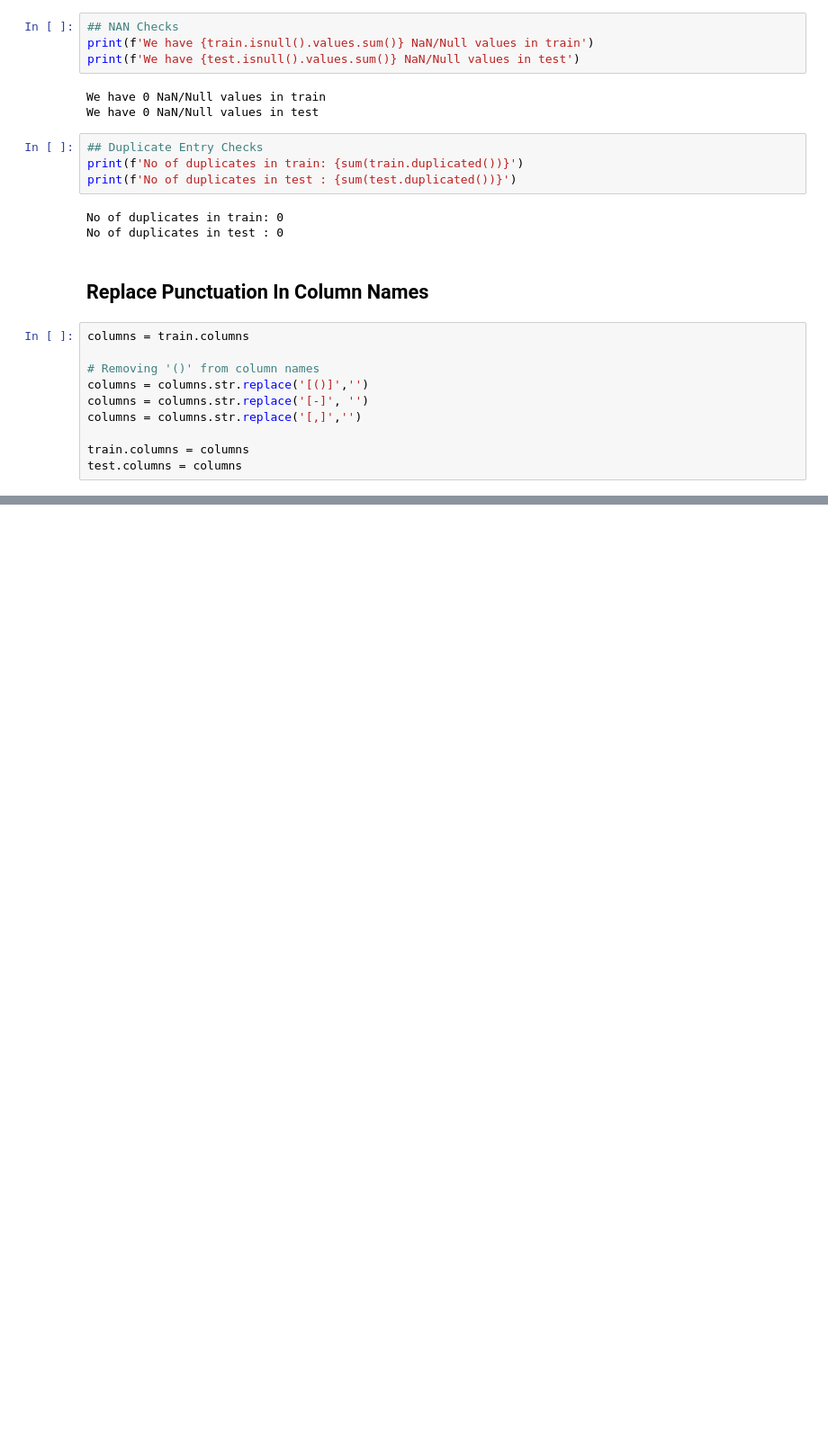
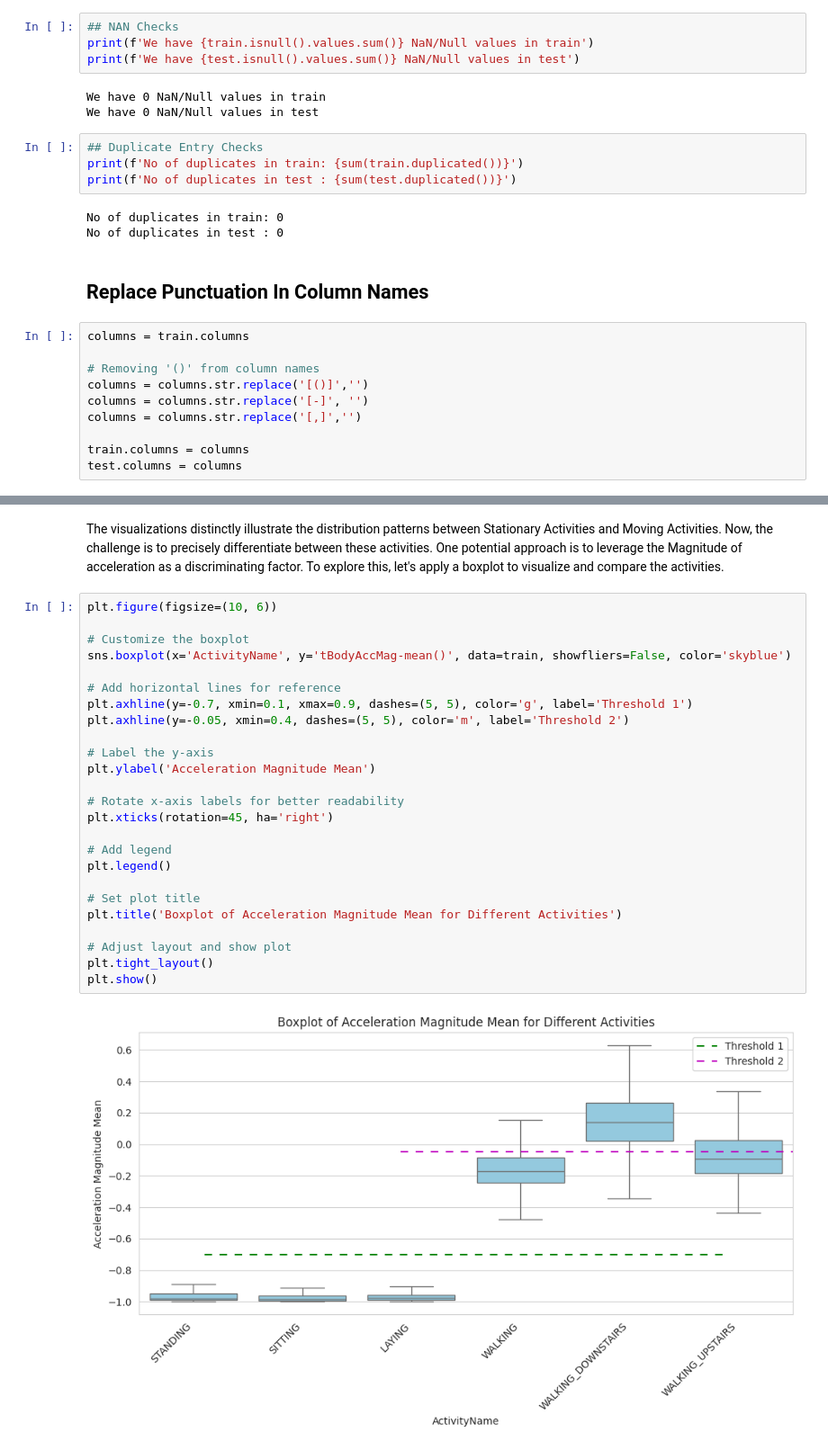
Before and after one commit to AbidAzad/Human-Activity-Recognition, a Jupyter notebook: EDA.ipynb, the cells around one changed output, grey strips where cells are left out. Shown: that part at 90% size. Drawn from its saved outputs; the diff is of its cells as text; blank space fills up the shorter version.

```diff
--- a/EDA.ipynb
+++ b/EDA.ipynb
@@ -140,0 +288,29 @@ test.columns = columns
+# %% [markdown]
+The visualizations distinctly illustrate the distribution patterns between Stationary Activities and Moving Activities. Now, the challenge is to precisely differentiate between these activities. One potential approach is to leverage the Magnitude of acceleration as a discriminating factor. To explore this, let's apply a boxplot to visualize and compare the activities.
+# %%
+plt.figure(figsize=(10, 6))
+
+# Customize the boxplot
+sns.boxplot(x='ActivityName', y='tBodyAccMag-mean()', data=train, showfliers=False, color='skyblue')
+
+# Add horizontal lines for reference
+plt.axhline(y=-0.7, xmin=0.1, xmax=0.9, dashes=(5, 5), color='g', label='Threshold 1')
+plt.axhline(y=-0.05, xmin=0.4, dashes=(5, 5), color='m', label='Threshold 2')
+
+# Label the y-axis
+plt.ylabel('Acceleration Magnitude Mean')
+
+# Rotate x-axis labels for better readability
+plt.xticks(rotation=45, ha='right')
+
+# Add legend
+plt.legend()
+
+# Set plot title
+plt.title('Boxplot of Acceleration Magnitude Mean for Different Activities')
+
+# Adjust layout and show plot
+plt.tight_layout()
+plt.show()
+# %% [output]
+[figure, added]
```
Also changed, not shown: parts of 22 cells of this notebook.
